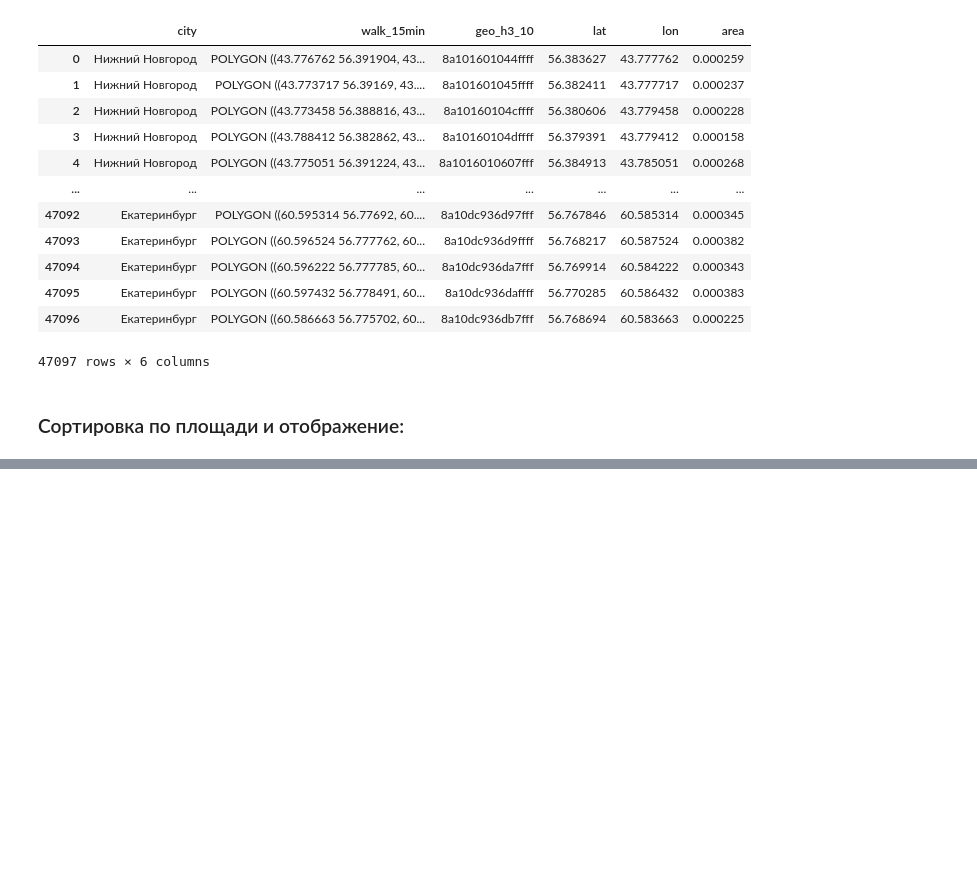
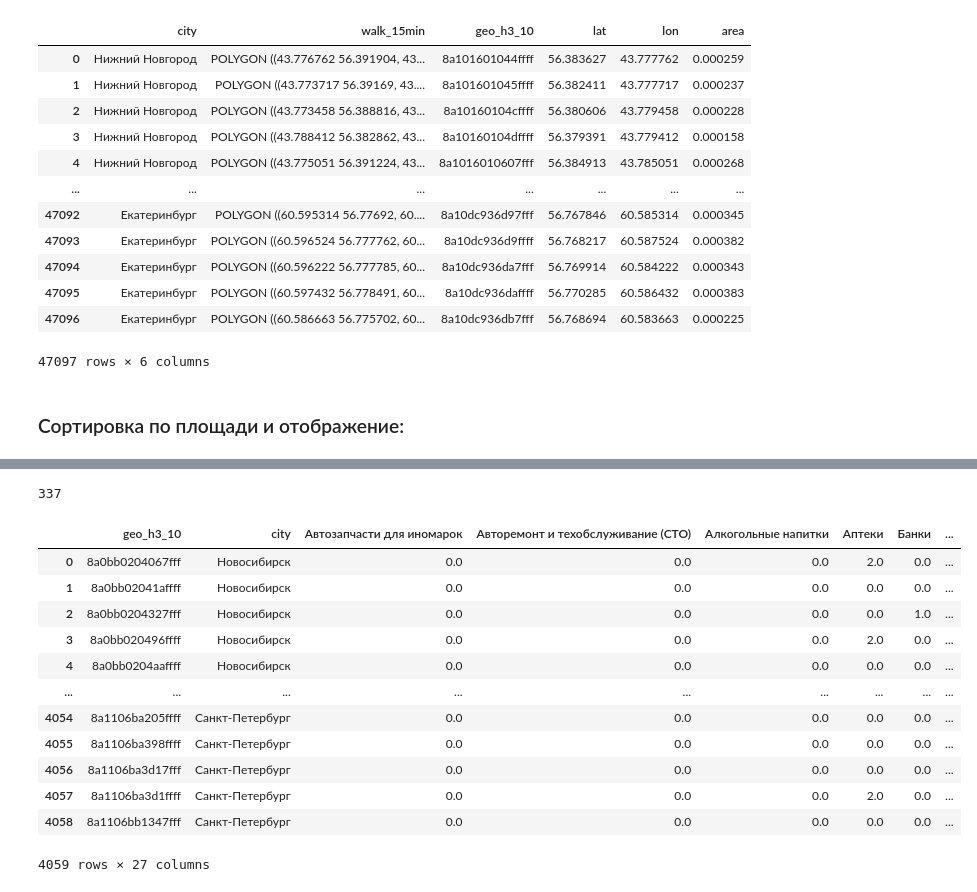
Before and after one commit to vladislav3112/alpha-bank-contest, a Jupyter notebook: result.ipynb, the cells around one changed output, grey strips where cells are left out. Saved outputs shown, nothing was run; the diff lists cells and outputs as text; code cells hidden in the pictures; blank space fills up the shorter version.

```diff
--- a/result.ipynb
+++ b/result.ipynb
@@ -140,0 +132,10 @@ df_stops.head()
+# %%
+#print(len(df_stops))
+#print(len(df_stops['osm_id'].unique()))
+df_stops.head()
+df_stops_res = df_stops.groupby('geo_h3_10').count()
+df_stops_res.reset_index(inplace=True)
+df_stops_res.rename(columns={'city':'stops_count'},inplace=True)
+df_stops_res = df_stops_res[['geo_h3_10','stops_count']]
+df_stops_res
+df_stops_res.describe().T
@@ -286,0 +327,22 @@ See the caveats in the documentation: https://pandas.pydata.org/pandas-docs/stab
+# %%
+tr_df = target_data[target_data['gorod'] == 'Санкт-Петербург']
+tr_df['atm_cnt'].sum()
+# %% [output]
+337
+# %%
+df_companies_stops = df_companies_res.merge(df_stops_res,on='geo_h3_10')
+df_companies_stops
+# %% [output]
+|  | geo_h3_10 | city | Автозапчасти для иномарок | Авторемонт и техобслуживание (СТО) | Алкогольные напитки | Аптеки | Банки | ... |
+| 0 | 8a0bb0204067fff | Новосибирск | 0.0 | 0.0 | 0.0 | 2.0 | 0.0 | ... |
+| 1 | 8a0bb02041affff | Новосибирск | 0.0 | 0.0 | 0.0 | 0.0 | 0.0 | ... |
+| 2 | 8a0bb0204327fff | Новосибирск | 0.0 | 0.0 | 0.0 | 0.0 | 1.0 | ... |
+| 3 | 8a0bb020496ffff | Новосибирск | 0.0 | 0.0 | 0.0 | 2.0 | 0.0 | ... |
+| 4 | 8a0bb0204aaffff | Новосибирск | 0.0 | 0.0 | 0.0 | 0.0 | 0.0 | ... |
+| ... | ... | ... | ... | ... | ... | ... | ... | ... |
+| 4054 | 8a1106ba205ffff | Санкт-Петербург | 0.0 | 0.0 | 0.0 | 0.0 | 0.0 | ... |
+| 4055 | 8a1106ba398ffff | Санкт-Петербург | 0.0 | 0.0 | 0.0 | 0.0 | 0.0 | ... |
+| 4056 | 8a1106ba3d17fff | Санкт-Петербург | 0.0 | 0.0 | 0.0 | 0.0 | 0.0 | ... |
+| 4057 | 8a1106ba3d1ffff | Санкт-Петербург | 0.0 | 0.0 | 0.0 | 2.0 | 0.0 | ... |
+| 4058 | 8a1106bb1347fff | Санкт-Петербург | 0.0 | 0.0 | 0.0 | 0.0 | 0.0 | ... |
+4059 rows × 27 columns
```
Also changed, not shown: parts of 12 cells of this notebook.
